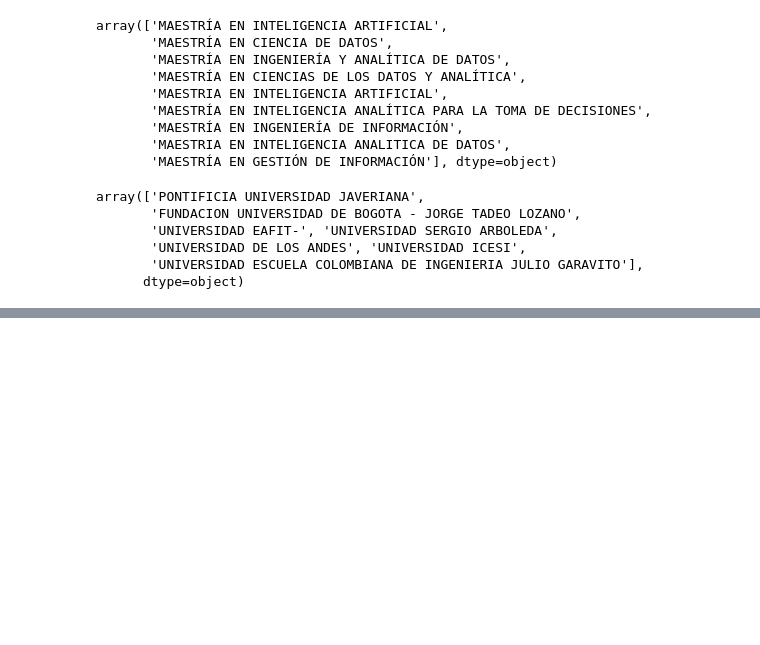
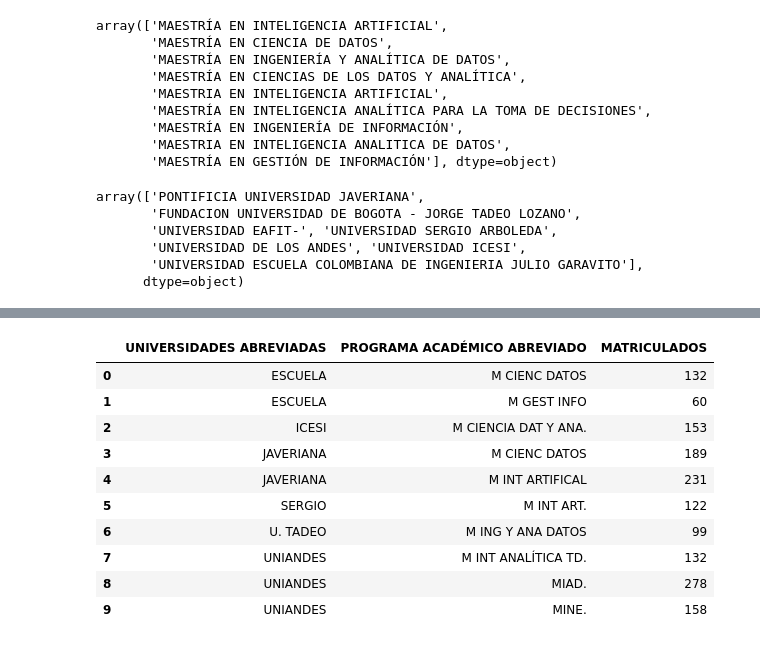
Before and after one commit to AndresLAraque/SIENES, a Jupyter notebook: Análisis_Matriculados.ipynb, the cells around one changed output, grey strips where cells are left out. Cells and saved outputs as stored; diff of their text form; code cells hidden in the pictures; blank space fills up the shorter version.

```diff
--- a/Análisis_Matriculados.ipynb
+++ b/Análisis_Matriculados.ipynb
@@ -229,0 +203,2 @@ fig.show()
+# %%
+df['PROGRAMA ACADÉMICO ABREVIADO'] = df['PROGRAMA ACADÉMICO'].map(abreviaturas)
@@ -229,0 +211,14 @@ fig.show()
+# %%
+df_agrupado
+# %% [output]
+|  | UNIVERSIDADES ABREVIADAS | PROGRAMA ACADÉMICO ABREVIADO | MATRICULADOS |
+| 0 | ESCUELA | M CIENC DATOS | 132 |
+| 1 | ESCUELA | M GEST INFO | 60 |
+| 2 | ICESI | M CIENCIA DAT Y ANA. | 153 |
+| 3 | JAVERIANA | M CIENC DATOS | 189 |
+| 4 | JAVERIANA | M INT ARTIFICAL | 231 |
+| 5 | SERGIO | M INT ART. | 122 |
+| 6 | U. TADEO | M ING Y ANA DATOS | 99 |
+| 7 | UNIANDES | M INT ANALÍTICA TD. | 132 |
+| 8 | UNIANDES | MIAD. | 278 |
+| 9 | UNIANDES | MINE. | 158 |
```
Also changed, not shown: parts of 22 cells of this notebook.
